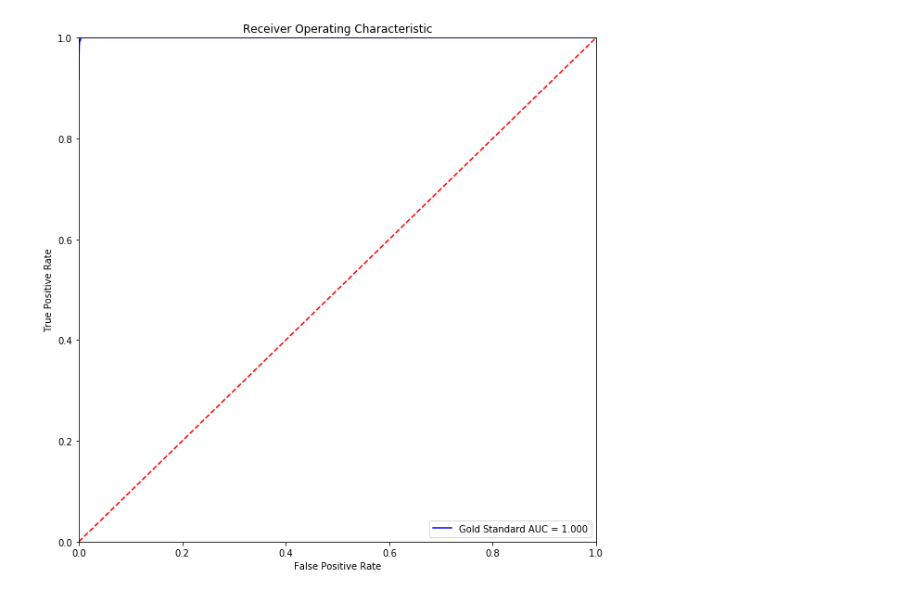
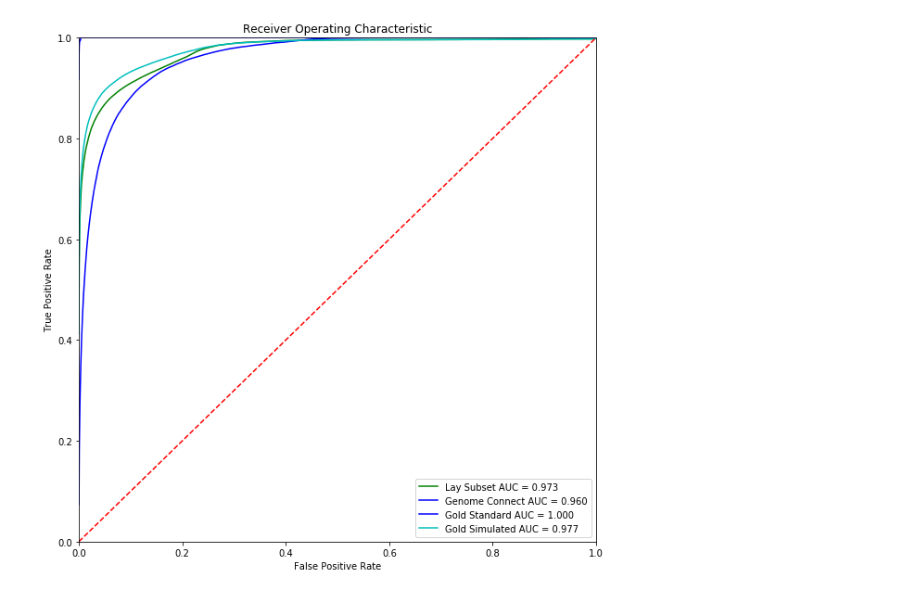
Before and after one commit to monarch-initiative/hpo-survey-analysis, a Jupyter notebook: notebooks/create-roc-curve.ipynb, the cells around one changed output. Saved outputs shown, nothing was run; the diff lists cells and outputs as text; code cells hidden in the pictures.

Commit message:
update roc curve with tied averages

```diff
--- a/notebooks/create-roc-curve.ipynb
+++ b/notebooks/create-roc-curve.ipynb
@@ -14,34 +14,34 @@ def get_tpr_fpr(file) -> Tuple[List[int], List[int]]:
 
             fpr.append( int(false_pos) / (int(false_pos) + int(true_neg)) )
             tpr.append( int(true_pos) / (int(true_pos) + int(false_neg)) )
 
     return fpr, tpr
 
 
 lay_fpr, lay_tpr = get_tpr_fpr('../data/confusion_matrices/lay-confusion.tsv')
 gold_fpr, gold_tpr = get_tpr_fpr('../data/confusion_matrices/gold-confusion.tsv')
 gc_fpr, gc_tpr = get_tpr_fpr('../data/confusion_matrices/gc-confusion.tsv')
 sim_fpr, sim_tpr = get_tpr_fpr('../data/confusion_matrices/simulated-confusion.tsv')
 
 gc_auc = auc(gc_fpr, gc_tpr)
 lay_auc = auc(lay_fpr, lay_tpr)
 gold_auc = auc(gold_fpr, gold_tpr)
 sim_auc = auc(sim_fpr, sim_tpr)
 
 
 plt.figure(figsize=(10,10))
 plt.title('Receiver Operating Characteristic')
-#plt.plot(lay_fpr, lay_tpr, 'g', label = 'Lay Subset AUC = %0.3f' % lay_auc)
-#plt.plot(gc_fpr, gc_tpr, 'b', label = 'Genome Connect AUC = %0.3f' % gc_auc)
+plt.plot(lay_fpr, lay_tpr, 'g', label = 'Lay Subset AUC = %0.3f' % lay_auc)
+plt.plot(gc_fpr, gc_tpr, 'b', label = 'Genome Connect AUC = %0.3f' % gc_auc)
 plt.plot(gold_fpr, gold_tpr, 'b', label = 'Gold Standard AUC = %0.3f' % gold_auc)
-#plt.plot(sim_fpr, sim_tpr, 'c', label = 'Gold Simulated AUC = %0.3f' % sim_auc)
+plt.plot(sim_fpr, sim_tpr, 'c', label = 'Gold Simulated AUC = %0.3f' % sim_auc)
 
 plt.legend(loc = 'lower right')
 plt.plot([0, 1], [0, 1],'r--')
 plt.xlim([0, 1])
 plt.ylim([0, 1])
 plt.ylabel('True Positive Rate')
 plt.xlabel('False Positive Rate')
 plt.show()
 # %% [output]
-[figure, old version]
+[figure, new version]
```
Also changed, not shown: 4 other files.
